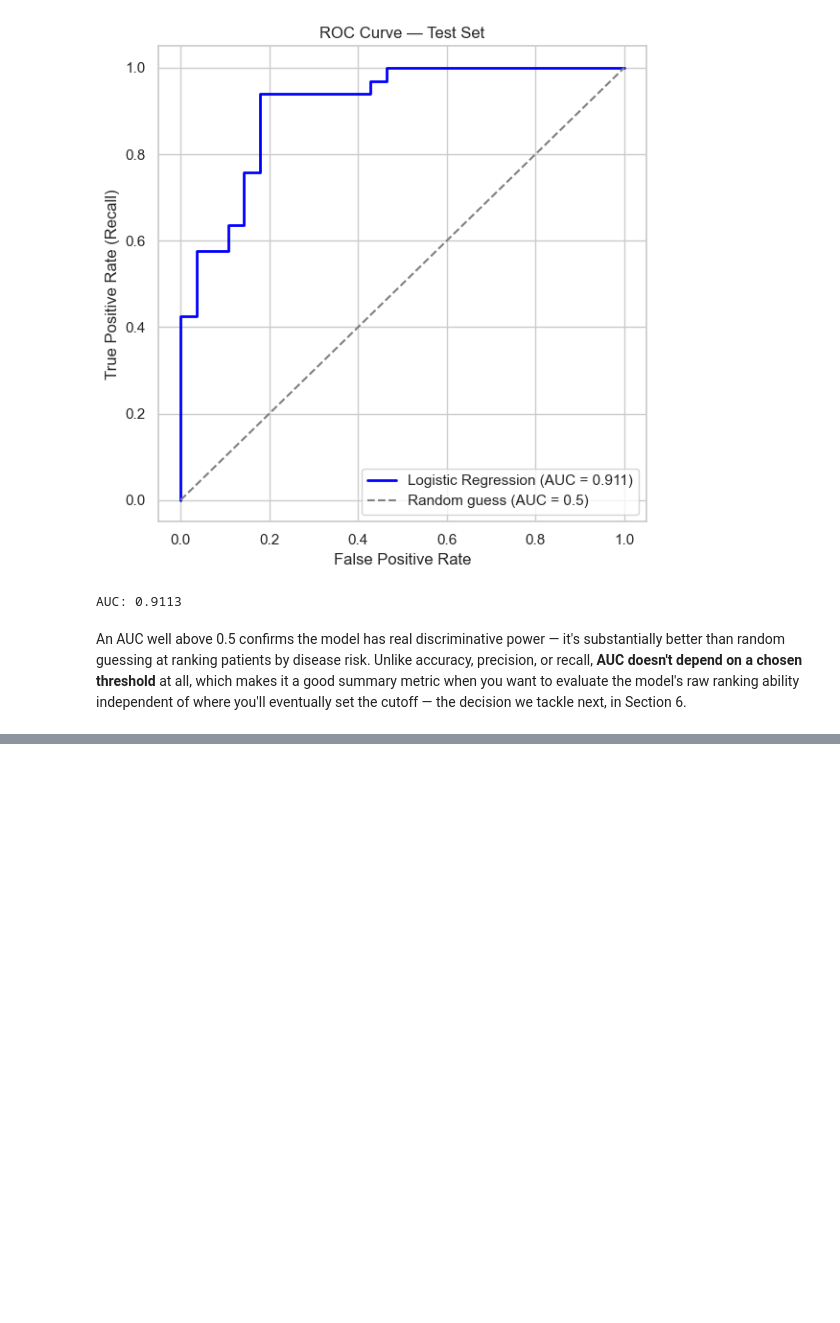
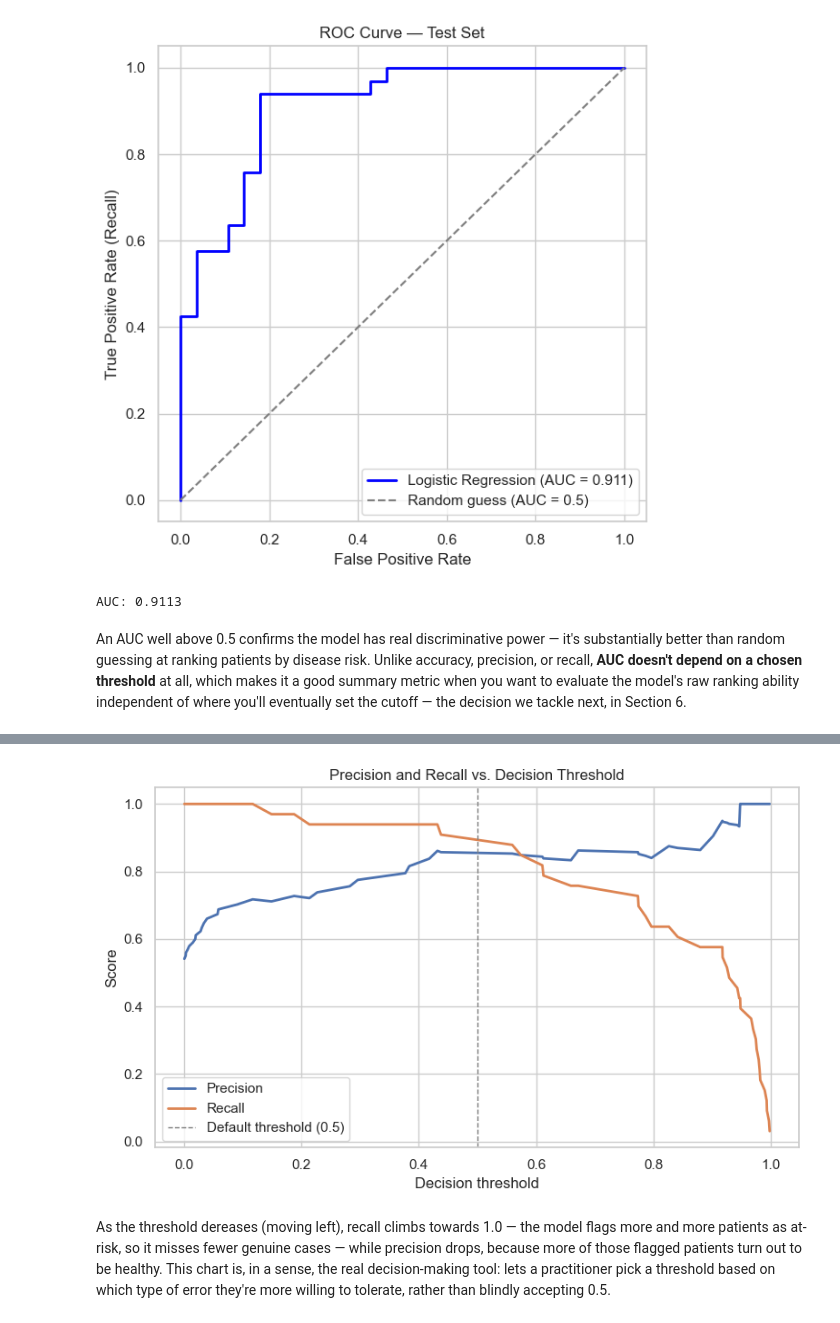
Before and after one commit to danielfdez-ds/ML-Notes-and-Projects, a Jupyter notebook: 02_Classification/02Classification.ipynb, the cells around one changed output, grey strips where cells are left out. Cells and saved outputs as stored; diff of their text form; code cells hidden in the pictures; blank space fills up the shorter version.

Commit message:
Tuning the decision threshold. LDA and QDA. Conclusions.

```diff
--- a/02_Classification/02Classification.ipynb
+++ b/02_Classification/02Classification.ipynb
@@ -572,0 +581,17 @@ An AUC well above 0.5 confirms the model has real discriminative power — it's
+# %%
+precisions, recalls, pr_thresholds = precision_recall_curve(y_multi_te, y_proba_te)
+
+plt.figure(figsize=(8,5))
+plt.plot(pr_thresholds, precisions[:-1], label="Precision", linewidth=2)
+plt.plot(pr_thresholds, recalls[:-1], label="Recall", linewidth=2)
+plt.axvline(x=0.5, color="gray", linestyle="--", linewidth=1, label="Default threshold (0.5)")
+plt.xlabel("Decision threshold")
+plt.ylabel("Score")
+plt.title("Precision and Recall vs. Decision Threshold")
+plt.legend()
+plt.tight_layout()
+plt.show()
+# %% [output]
+[figure, added]
+# %% [markdown]
+As the threshold dereases (moving left), recall climbs towards 1.0 — the model flags more and more patients as at-risk, so it misses fewer genuine cases — while precision drops, because more of those flagged patients turn out to be healthy. This chart is, in a sense, the real decision-making tool: lets a practitioner pick a threshold based on which type of error they're more willing to tolerate, rather than blindly accepting 0.5.
```
Also changed, not shown: parts of 17 cells of this notebook.
